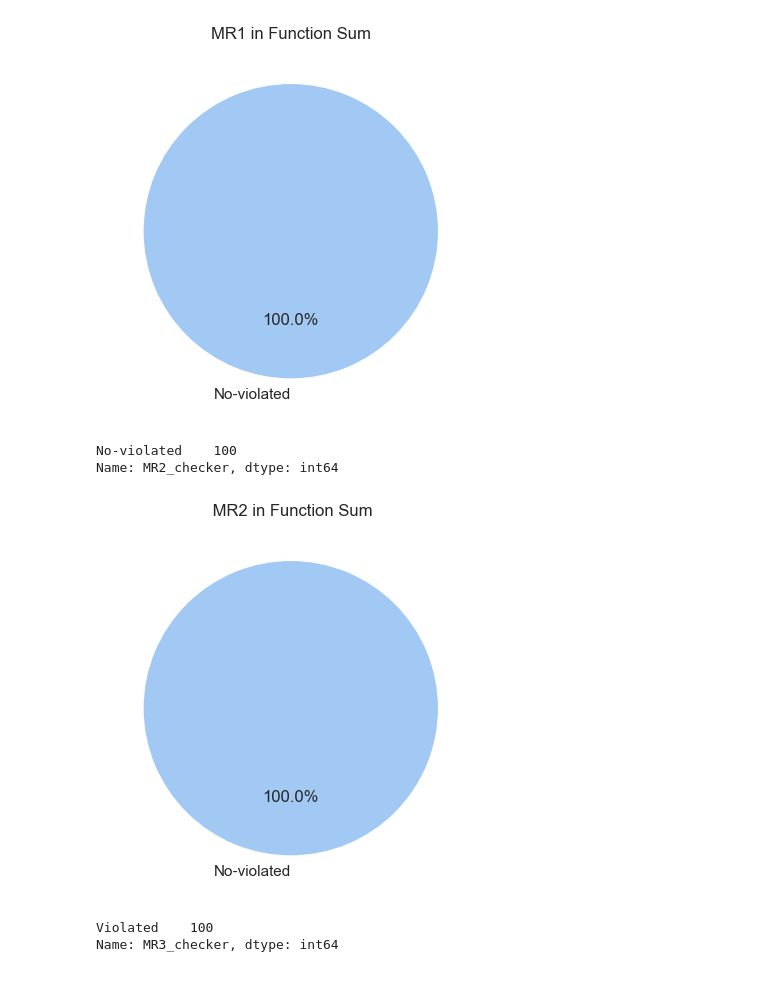
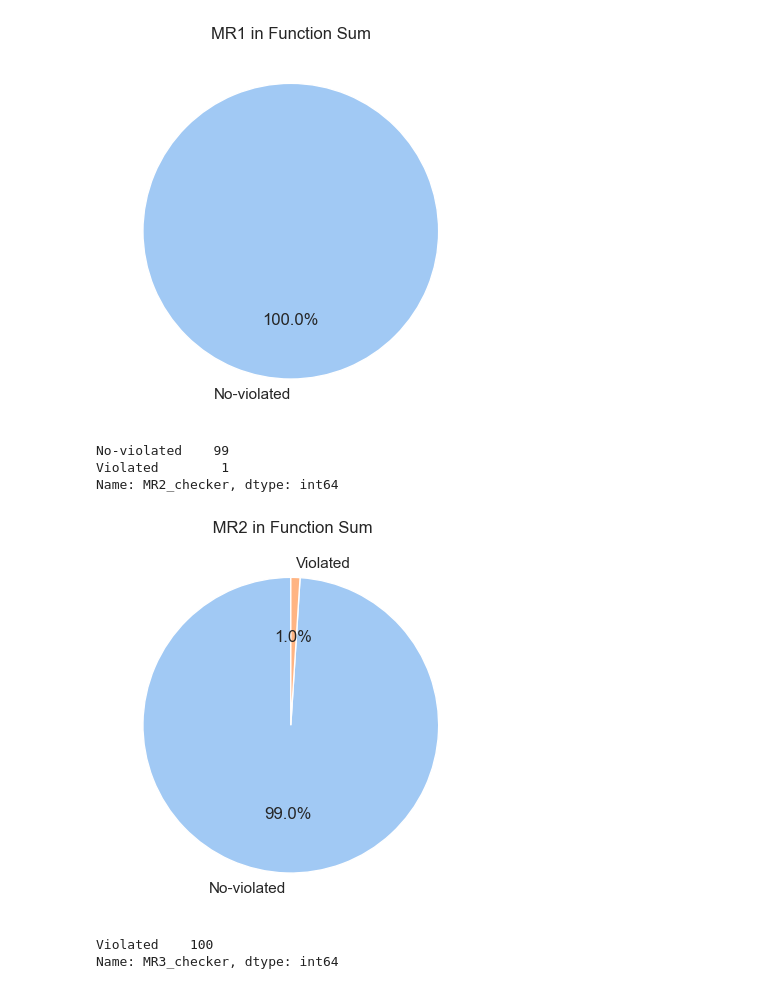
Before and after one commit to aduquet/PhDStuff_repo, a Jupyter notebook: PasiveTestingUsingMTplusFuzzTesting/preposFast_v2_controledInputs.ipynb, the cells around one changed output. Cells and saved outputs as stored; diff of their text form; code cells hidden in the pictures.

```diff
--- a/PasiveTestingUsingMTplusFuzzTesting/preposFast_v2_controledInputs.ipynb
+++ b/PasiveTestingUsingMTplusFuzzTesting/preposFast_v2_controledInputs.ipynb
@@ -6,5 +6,6 @@ import seaborn as sns
 import statsmodels.api as sm
 import scipy.stats as stats
 # %%
-fullData = pd.read_csv('MRs_checker_output.csv', index_col= 0)
+sub = pd.read_csv('MRs_checker_controled_inputs_sub.csv', index_col= 0)
+sum = pd.read_csv('MRs_checker_controled_inputs_sum.csv', index_col= 0)
 # %%
@@ -64,3 +30,13 @@ MR4_sub.reset_index(drop=True).to_csv('individual_Logs/FinalLogSub_MR4.csv')
+# %%
+MR1_sum = sum[['(a,b)', 'input_a', 'input_b', 'const', 'output','MR1_input_a', 'MR1_input_b', 'MR1_inputs', 'MR1_output', 'MR1_checker']]
+MR2_sum = sum[['(a,b)', 'input_a', 'input_b', 'const', 'output','MR2_input_a', 'MR2_input_b', 'MR2_inputs', 'MR2_output', 'MR2_checker']]
+MR3_sum = sum[['(a,b)', 'input_a', 'input_b', 'const', 'output','MR3_input_a', 'MR3_input_b', 'MR3_inputs', 'MR3_output', 'MR3_checker']]
+MR4_sum = sum[['(a,b)', 'input_a', 'input_b', 'const', 'output','MR4_input_a', 'MR4_input_b', 'MR4_inputs', 'MR4_output', 'MR4_checker']]
+
+MR1_sum.reset_index(drop=True).to_csv('individual_Logs_controled_inputs/FinalLog_controledInputs_sum_MR1.csv')
+MR2_sum.reset_index(drop=True).to_csv('individual_Logs_controled_inputs/FinalLog_controledInputs_sum_MR2.csv')
+MR3_sum.reset_index(drop=True).to_csv('individual_Logs_controled_inputs/FinalLog_controledInputs_sum_MR3.csv')
+MR4_sum.reset_index(drop=True).to_csv('individual_Logs_controled_inputs/FinalLog_controledInputs_sum_MR4.csv')
 # %%
 inputs_a = MR1_sub['input_a']
 inputs_b = MR1_sub['input_b']
@@ -162,16 +138,21 @@ plt.show()
 # %%
 df_count_MR2_sum
 # %% [output]
-No-violated    100
+No-violated    99
+Violated        1
 Name: MR2_checker, dtype: int64
 # %%
-# labels = ['Violated', 'No-violated', ]
-labels = ['No-violated', ]
-plt.pie(df_count_MR2_sum, labels=labels, autopct='%1.1f%%', startangle=90, colors=Novio)
+palett = sns.color_palette("pastel")
+pale = []
+pale.append(palett[1])
+pale.append(palett[0])
+labels = ['No-violated', 'Violated', ]
+# labels = ['No-violated', ]
+plt.pie(df_count_MR2_sum, labels=labels, autopct='%1.1f%%', startangle=90, colors=palett)
 plt.title(' MR2 in Function Sum')
 plt.show()
 # %% [output]
-[figure, old version]
+[figure, new version]
 # %%
 df_count_MR3_sum
 # %% [output]
```
Also changed, not shown: parts of 15 cells of this notebook.
